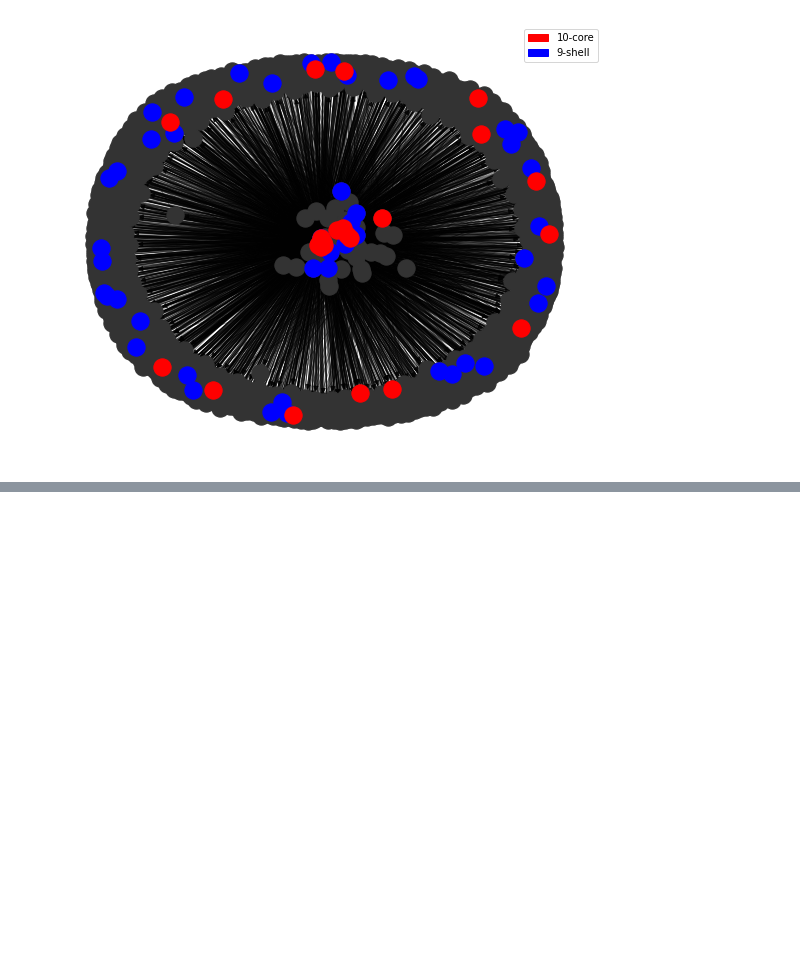
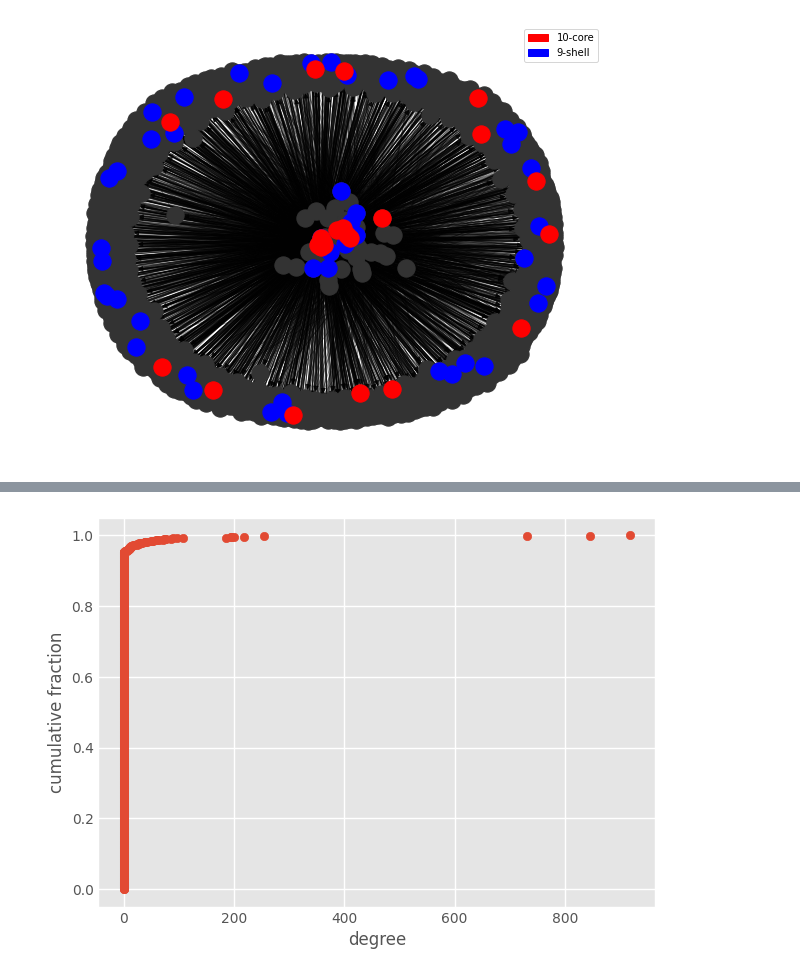
Before and after one commit to VictorNGomes/Directed_Networks_From_Wikipedia_Pages, a Jupyter notebook: notebooks/network_of_wikipedia_pages.ipynb, the cells around one changed output, grey strips where cells are left out. Saved outputs shown, nothing was run; the diff lists cells and outputs as text; code cells hidden in the pictures; blank space fills up the shorter version.

```diff
--- a/notebooks/network_of_wikipedia_pages.ipynb
+++ b/notebooks/network_of_wikipedia_pages.ipynb
@@ -434,0 +482,24 @@ plt.show()
+# %%
+plt.style.use("ggplot")
+
+# Another way to visualize the cumulative distribution
+def ecdf(data):
+    return np.sort(data), np.arange(1, len(data) + 1) / len(data)
+
+def ecdf_degree(G):
+    """ECDF of degree."""
+    num_neighbors = [len(list(G.neighbors(n))) for n in G.nodes()]
+    x, y = ecdf(num_neighbors)
+    plt.scatter(x, y)
+    plt.xlabel("degree")
+    plt.ylabel("cumulative fraction")
+
+
+#
+# insighs
+# cdf(1) - almore 40% of vertices has degree 1
+# cdf(2) P(degree <= 2) - 50% of vertices has at least degree 2 or less
+# cdf(6) P(degree <= 6) - more than 95% of vertices has at least degree 6 or less
+ecdf_degree(subgraf_g)
+# %% [output]
+[figure, added]
```
Also changed, not shown: parts of 2 cells of this notebook.
